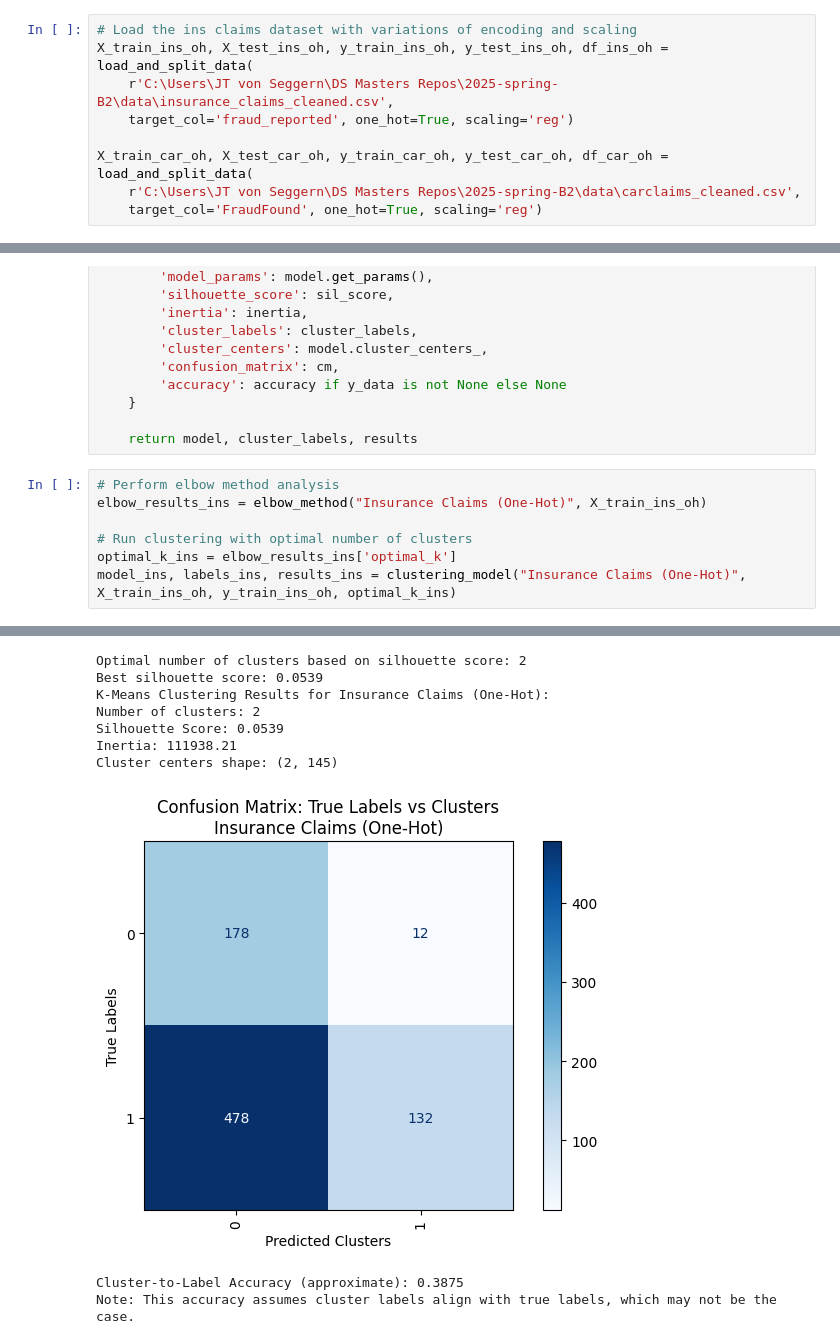
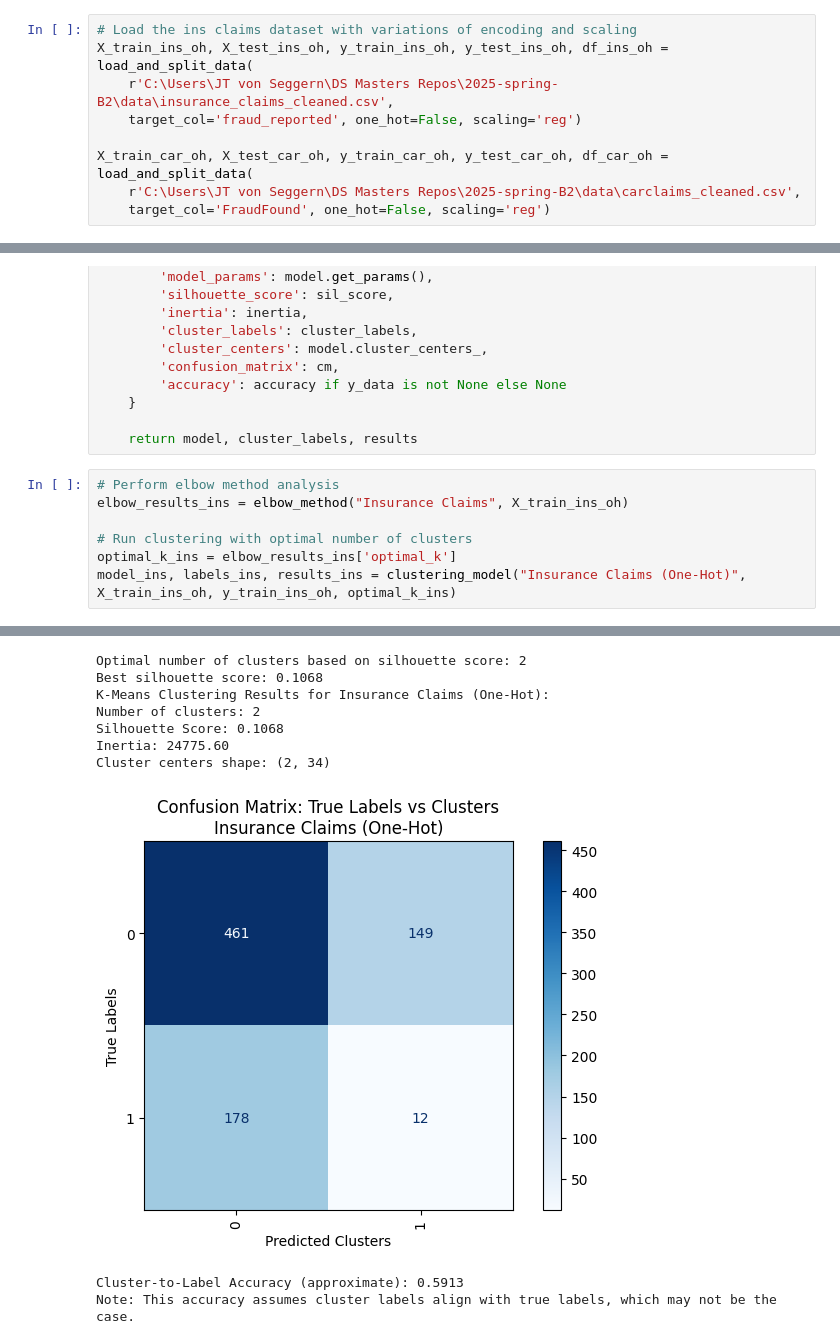
Before and after one commit to jtvon/799S-Data-Science-Capstone, a Jupyter notebook: Week-10-jupyter-notebook.ipynb, the cells around one changed output, grey strips where cells are left out. Saved outputs shown, nothing was run; the diff lists cells and outputs as text.

```diff
--- a/Week-10-jupyter-notebook.ipynb
+++ b/Week-10-jupyter-notebook.ipynb
@@ -125,8 +125,8 @@ def load_and_split_data(file_path: str, target_col: str = None, one_hot: bool =
 # Load the ins claims dataset with variations of encoding and scaling
 X_train_ins_oh, X_test_ins_oh, y_train_ins_oh, y_test_ins_oh, df_ins_oh = load_and_split_data(
     r'C:\Users\JT von Seggern\DS Masters Repos\2025-spring-B2\data\insurance_claims_cleaned.csv',
-    target_col='fraud_reported', one_hot=True, scaling='reg')
+    target_col='fraud_reported', one_hot=False, scaling='reg')
 
 X_train_car_oh, X_test_car_oh, y_train_car_oh, y_test_car_oh, df_car_oh = load_and_split_data(
     r'C:\Users\JT von Seggern\DS Masters Repos\2025-spring-B2\data\carclaims_cleaned.csv',
-    target_col='FraudFound', one_hot=True, scaling='reg')
+    target_col='FraudFound', one_hot=False, scaling='reg')
@@ -320,7 +343,7 @@ def clustering_model(data_used, X_data, y_data, n_clusters, **model_params):
     return model, cluster_labels, results
 # %%
 # Perform elbow method analysis
-elbow_results_ins = elbow_method("Insurance Claims (One-Hot)", X_train_ins_oh)
+elbow_results_ins = elbow_method("Insurance Claims", X_train_ins_oh)
 
 # Run clustering with optimal number of clusters
 optimal_k_ins = elbow_results_ins['optimal_k']
@@ -330,12 +353,12 @@ model_ins, labels_ins, results_ins = clustering_model("Insurance Claims (One-Hot
 Optimal number of clusters based on silhouette score: 2
-Best silhouette score: 0.0539
+Best silhouette score: 0.1068
 K-Means Clustering Results for Insurance Claims (One-Hot):
 Number of clusters: 2
-Silhouette Score: 0.0539
-Inertia: 111938.21
-Cluster centers shape: (2, 145)
+Silhouette Score: 0.1068
+Inertia: 24775.60
+Cluster centers shape: (2, 34)
-[figure, old version]
+[figure, new version]
-Cluster-to-Label Accuracy (approximate): 0.3875
+Cluster-to-Label Accuracy (approximate): 0.5913
 Note: This accuracy assumes cluster labels align with true labels, which may not be the case.
 # %%
 # Run Gridsearch on the car claims dataset with one-hot encoding
```
Also changed, not shown: parts of 5 cells of this notebook, 1 other file.
